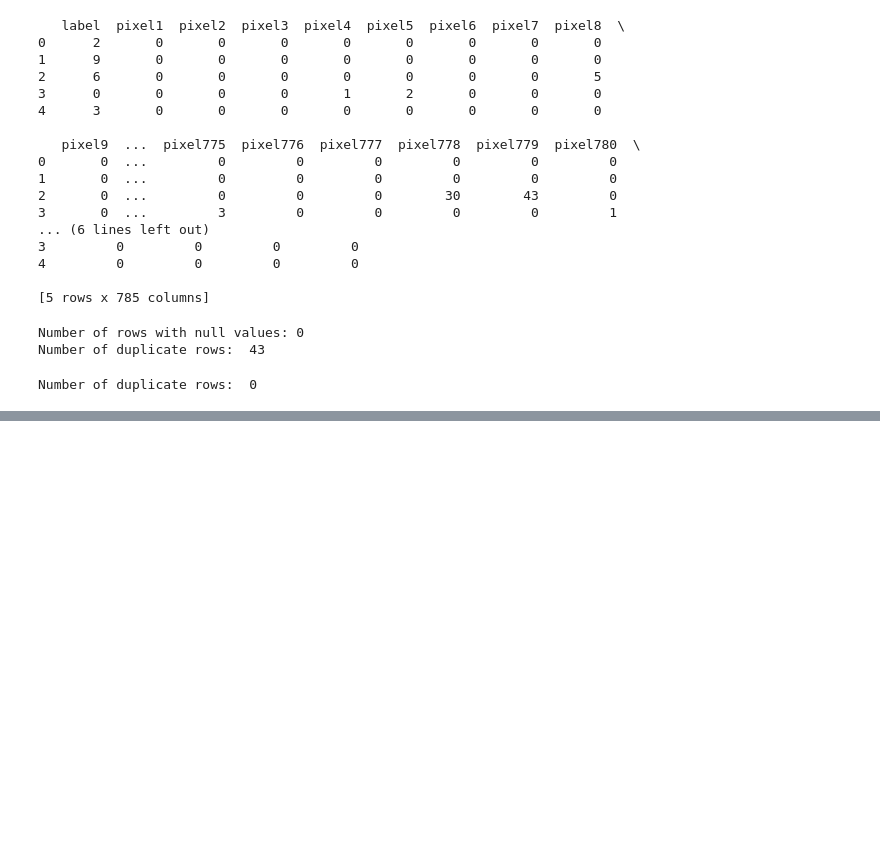
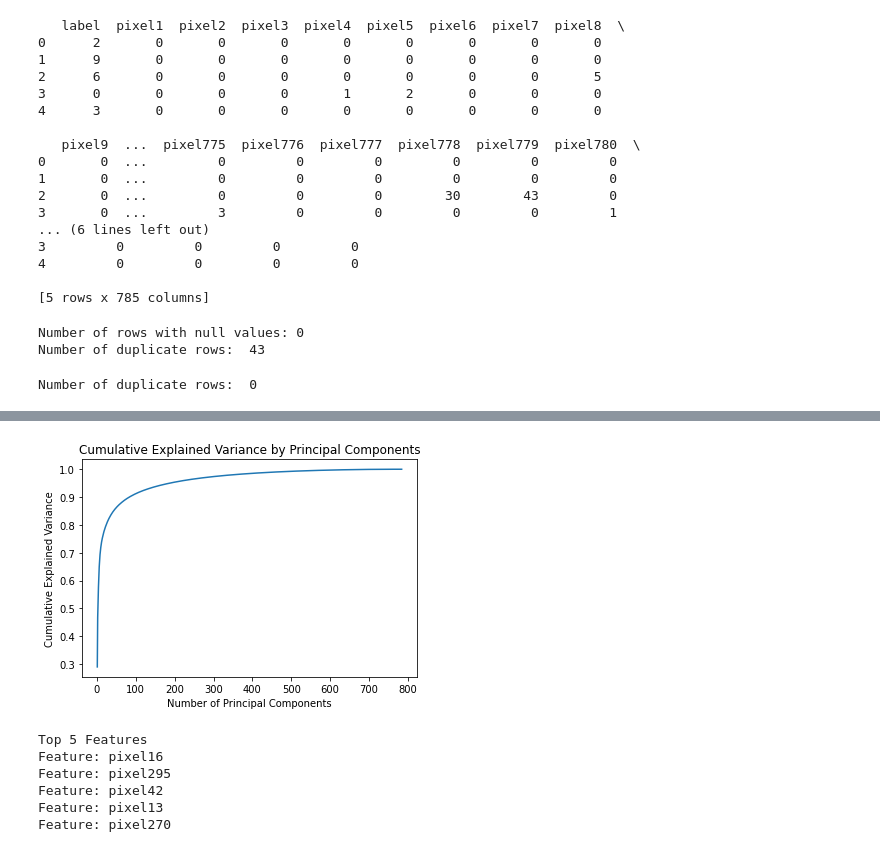
Before and after one commit to deleram/Fashion-MNIST-Classification, a Jupyter notebook: MNIST-classification.ipynb, the cells around one changed output, grey strips where cells are left out. Drawn from its saved outputs; the diff is of its cells as text; code cells hidden in the pictures; blank space fills up the shorter version.

```diff
--- a/MNIST-classification.ipynb
+++ b/MNIST-classification.ipynb
@@ -105,0 +210,49 @@ plt.show()
+# %%
+# cause our pca is just the same we can use sklearn pca to answer the questions
+
+pca = PCA()
+X_train_pca = pca.fit_transform(X_train)
+
+# Variance explained by each principal component
+explained_variance = pca.explained_variance_ratio_
+cumulative_explained_variance = np.cumsum(explained_variance)
+
+# Plot cumulative explained variance
+plt.plot(range(1, len(cumulative_explained_variance) + 1), cumulative_explained_variance)
+plt.xlabel('Number of Principal Components')
+plt.ylabel('Cumulative Explained Variance')
+plt.title('Cumulative Explained Variance by Principal Components')
+plt.show()
+# %% [output]
+[figure, added]
+# %%
+#Finding the features with the greatest contribution
+
+eigenvectors = pca.components_
+
+feature_contributions = {}
+
+for i, component in enumerate(eigenvectors):
+    sorted_indices = np.argsort(np.abs(component))[::-1]
+    sorted_features = X_train.columns[sorted_indices]
+    for j in range(5):  # Consider top 5 features
+        feature = sorted_features[j]
+        if feature in feature_contributions:
+            feature_contributions[feature] += 1
+        else:
+            feature_contributions[feature] = 1
+
+sorted_features = sorted(feature_contributions, key=feature_contributions.get, reverse=True)
+top_features = sorted_features[:5]
+
+# Print the top 5 features and their total contributions
+print("Top 5 Features")
+for feature in top_features:
+    print(f"Feature: {feature}")
+# %% [output]
+Top 5 Features
+Feature: pixel16
+Feature: pixel295
+Feature: pixel42
+Feature: pixel13
+Feature: pixel270
```
Also changed, not shown: parts of 6 cells of this notebook.
